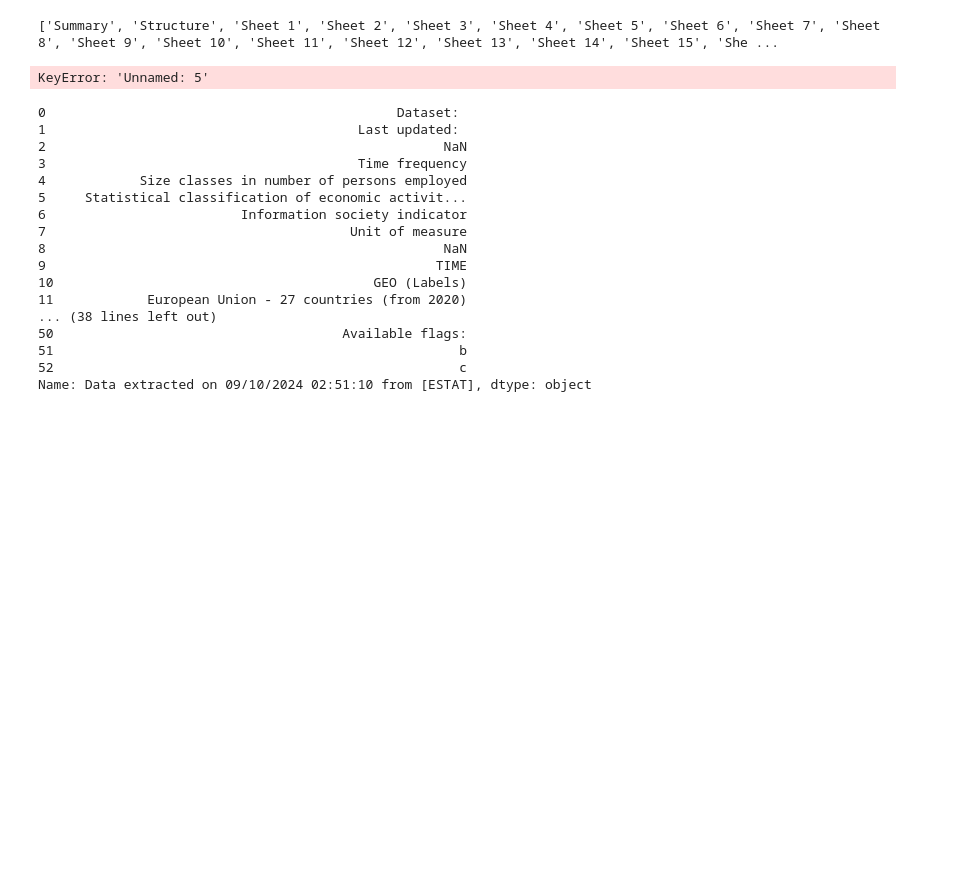
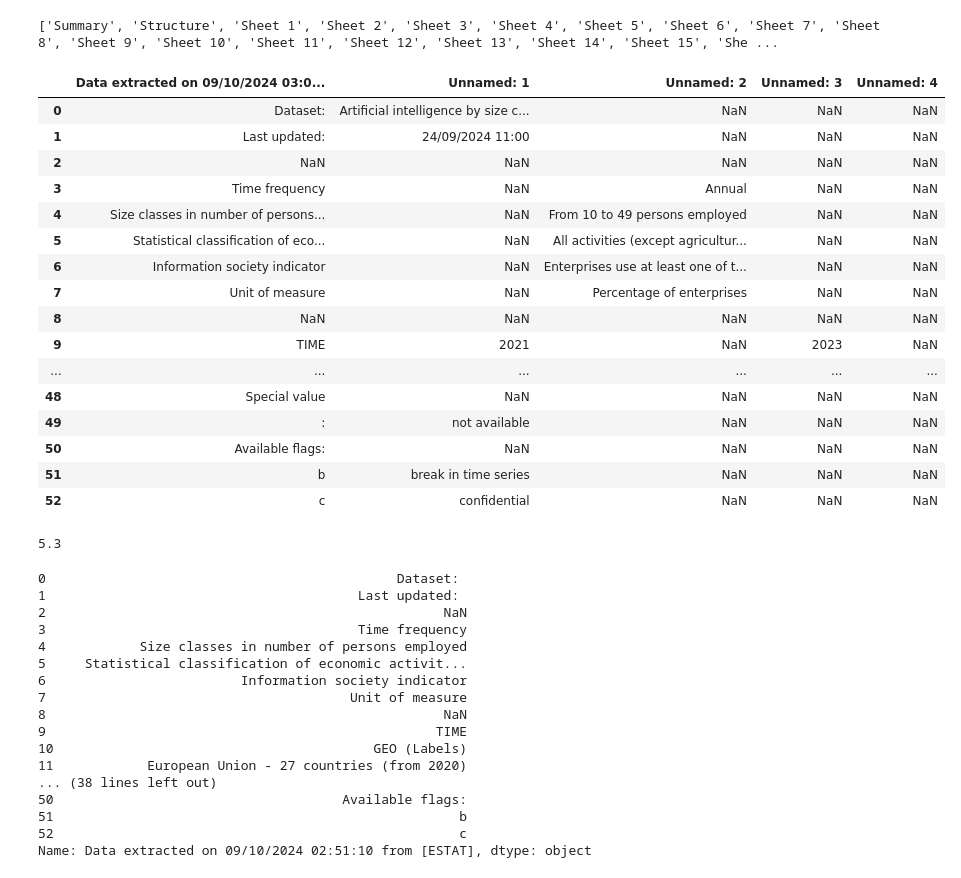
Before and after one commit to adrianalessandro/proyecto_csdatos, a Jupyter notebook: limpieza.ipynb, the cells around one changed output. Cells and saved outputs as stored; diff of their text form; code cells hidden in the pictures; blank space fills up the shorter version.

```diff
--- a/limpieza.ipynb
+++ b/limpieza.ipynb
@@ -114,8 +55,6 @@ df4.shape
 # %%
-import pandas as pd
-
 # Cargar el archivo Excel
-file_path = 'isoc_eb_ai$defaultview_spreadsheet.xlsx'
+file_path = os.path.join('data','isoc_eb_ai$defaultview_spreadsheet.xlsx')
 excel_file = pd.ExcelFile(file_path)
 
 # Obtener los nombres de las hojas
@@ -125,11 +64,31 @@ print(excel_file.sheet_names)
 # %%
 #df = pd.read_excel(file_path, sheet_name='Nombre_de_la_hoja')
 
-df6 = pd.read_excel("isoc_eb_ai_defaultview_spreadsheet.xlsx", sheet_name=excel_file.sheet_names[2])
+df6 = pd.read_excel(file_path, sheet_name=excel_file.sheet_names[2])
+# %%
+df6
+# %% [output]
+|  | Data extracted on 09/10/2024 03:0... | Unnamed: 1 | Unnamed: 2 | Unnamed: 3 | Unnamed: 4 |
+| 0 | Dataset: | Artificial intelligence by size c... | NaN | NaN | NaN |
+| 1 | Last updated: | 24/09/2024 11:00 | NaN | NaN | NaN |
+| 2 | NaN | NaN | NaN | NaN | NaN |
+| 3 | Time frequency | NaN | Annual | NaN | NaN |
+| 4 | Size classes in number of persons... | NaN | From 10 to 49 persons employed | NaN | NaN |
+| 5 | Statistical classification of eco... | NaN | All activities (except agricultur... | NaN | NaN |
+| 6 | Information society indicator | NaN | Enterprises use at least one of t... | NaN | NaN |
+| 7 | Unit of measure | NaN | Percentage of enterprises | NaN | NaN |
+| 8 | NaN | NaN | NaN | NaN | NaN |
+| 9 | TIME | 2021 | NaN | 2023 | NaN |
+| ... | ... | ... | ... | ... | ... |
+| 48 | Special value | NaN | NaN | NaN | NaN |
+| 49 | : | not available | NaN | NaN | NaN |
+| 50 | Available flags: | NaN | NaN | NaN | NaN |
+| 51 | b | break in time series | NaN | NaN | NaN |
+| 52 | c | confidential | NaN | NaN | NaN |
 # %%
-print(df5["Unnamed: 5"][19])
+print(df6["Unnamed: 3"][19])
 # %% [output]
-KeyError: 'Unnamed: 5'
+5.3
 # %%
 df6["Data extracted on 09/10/2024 02:51:10 from [ESTAT]"]
 # %% [output]
```
Also changed, not shown: parts of 19 cells of this notebook.
